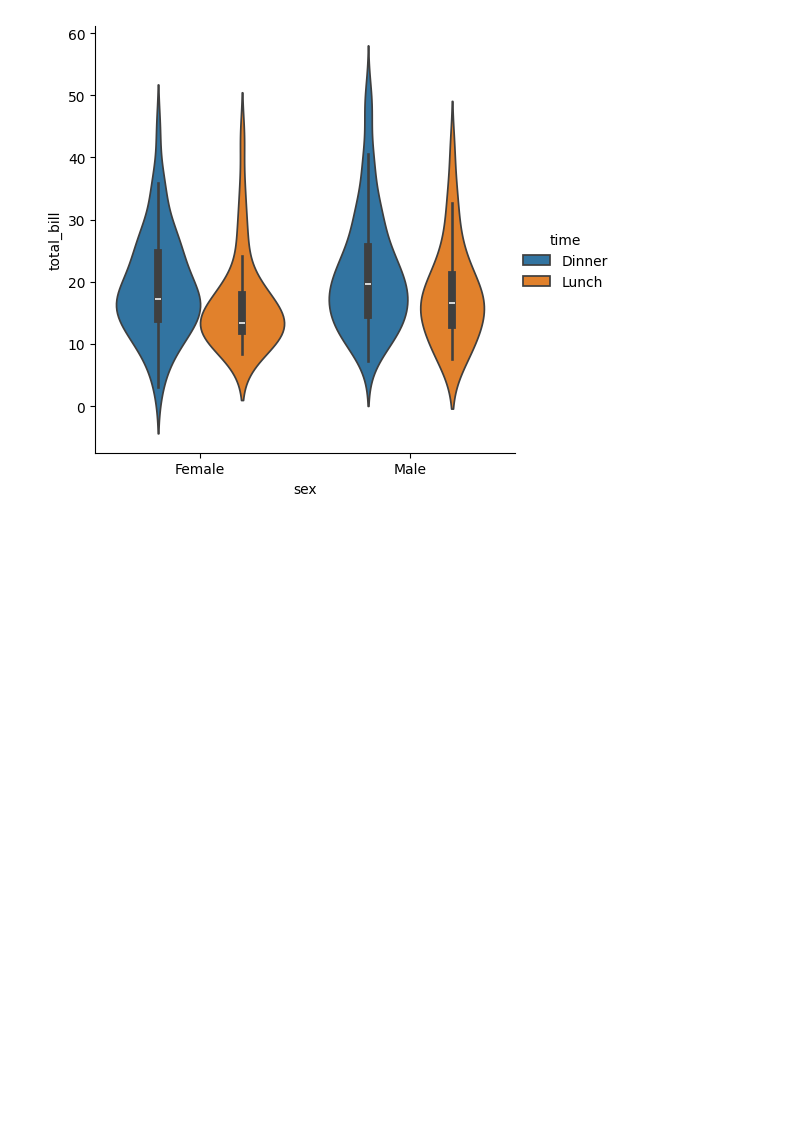
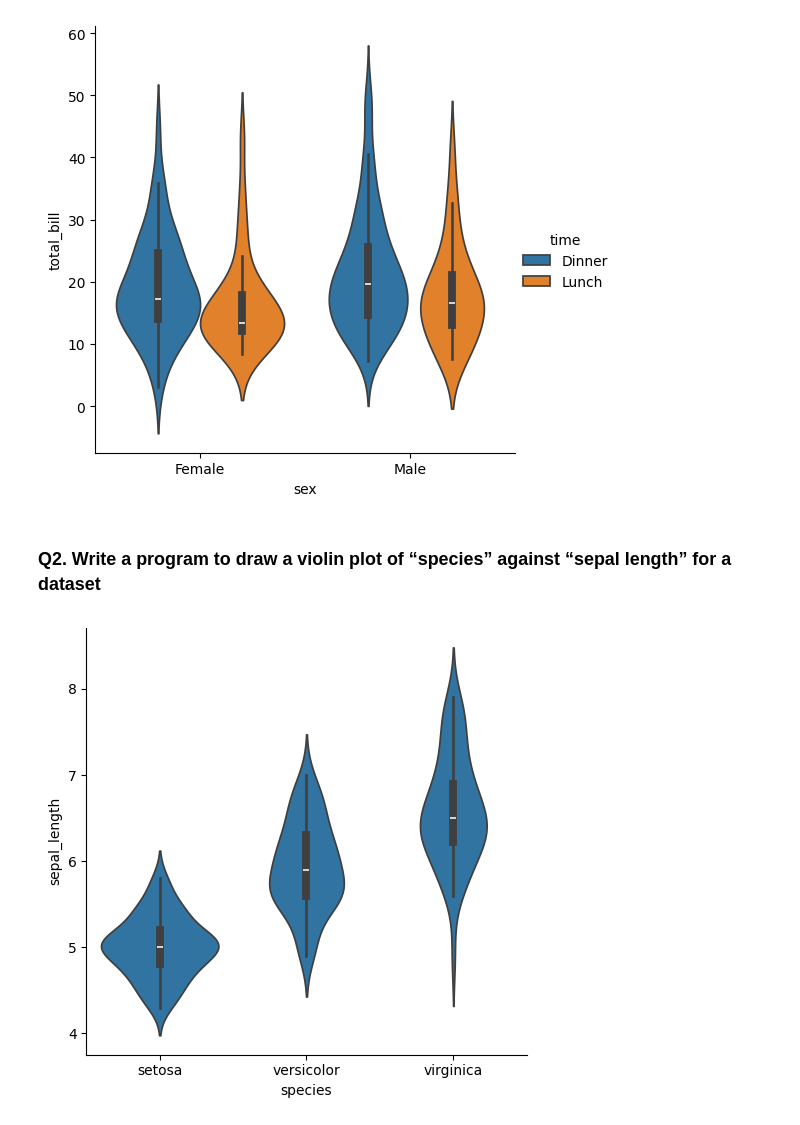
Before and after one commit to Ankitha8105/Python_Libraries, a Jupyter notebook: Seaborn/violinplot.ipynb, the cells around one changed output. Cells and saved outputs as stored; diff of their text form; code cells hidden in the pictures; blank space fills up the shorter version.

Commit message:
[Ankitha] Modified:python program to draw a violin plot of “species” against “sepal length” for a dataset

```diff
--- a/Seaborn/violinplot.ipynb
+++ b/Seaborn/violinplot.ipynb
@@ -32,3 +32,25 @@ if __name__ == "__main__":
     main()
 # %% [output]
 [figure]
+# %% [markdown]
+### Q2. Write a program to draw a violin plot of “species” against “sepal length” for a dataset
+# %%
+def generate_violin_plot():
+    """
+    Description :
+        This function is to draw a violin plot of “species” against “sepal length” for a dataset
+    Return :
+        It returns violin plot of “species” against “sepal length” for a dataset
+    """
+    dataset = pd.read_csv('iris.csv')
+    sns.catplot(x='species',y='sepal_length',data=dataset,kind='violin')
+
+
+def main():
+    generate_violin_plot()
+
+
+if __name__ == "__main__":
+    main()
+# %% [output]
+[figure, added]
```
